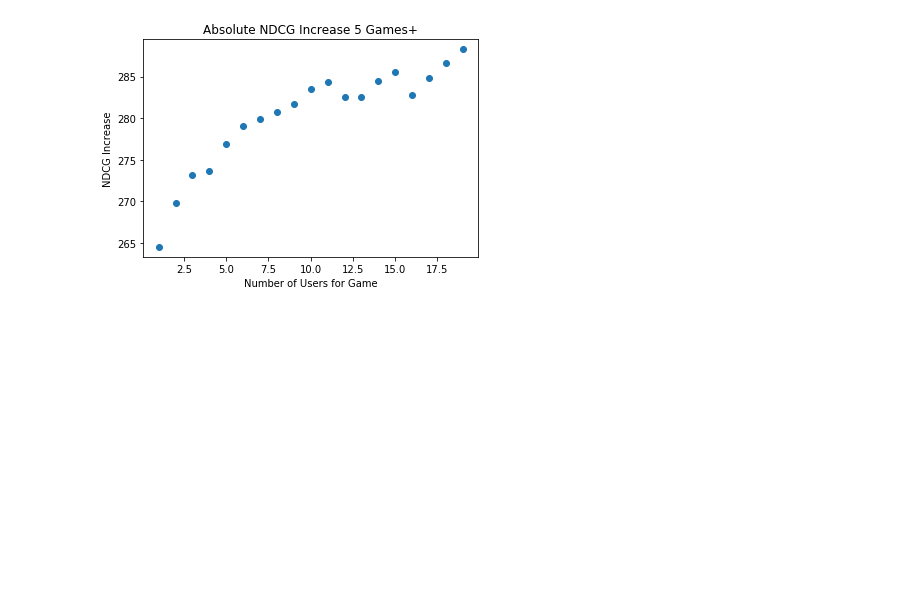
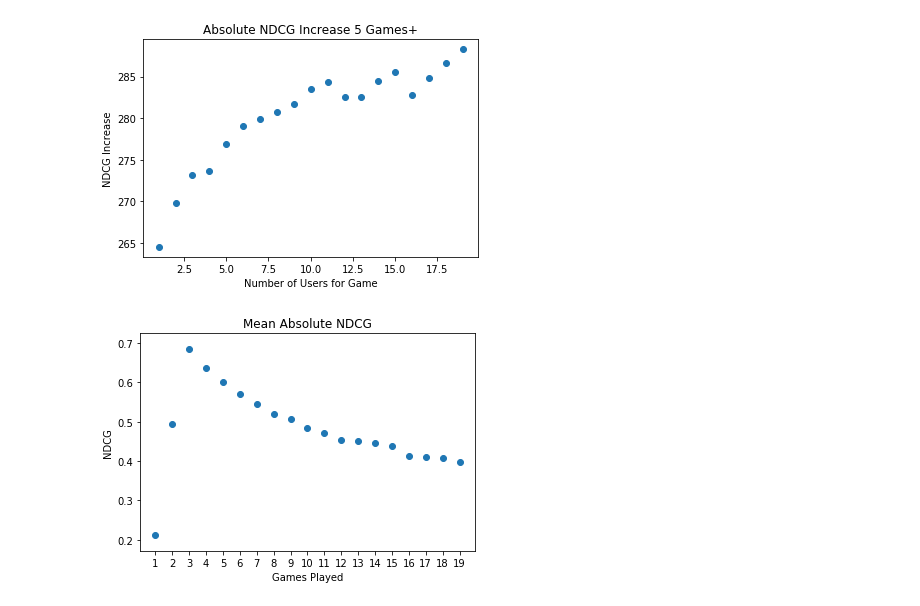
Before and after one commit to gitmbar2/game_recommender, a Jupyter notebook: notebooks/cold_start.ipynb, the cells around one changed output. Drawn from its saved outputs; the diff is of its cells as text; code cells hidden in the pictures; blank space fills up the shorter version.

Commit message:
Add absolute NDCG for comparison

```diff
--- a/notebooks/cold_start.ipynb
+++ b/notebooks/cold_start.ipynb
@@ -104,13 +104,16 @@ def fit_and_predict_kfold(model, train_test_dfs):
     return prediction_rdds
 
 def get_ndcg_and_random_ndcg(dataset):
+    '''
+        Returns a tuple with the average ndcg over k folds
+        and the average random ndcg of the same k folds
+    '''
     k_fold_prediction_rdds = fit_and_predict_kfold(als_model, dataset)
     ndcgs = [get_rdd_ndcg(predictions_rdd, top_n=5, prediction_col='prediction') for predictions_rdd in k_fold_prediction_rdds]
     random_ndcgs = [get_rdd_ndcg(predictions_rdd, top_n=5, prediction_col='random_prediction') for predictions_rdd in k_fold_prediction_rdds]
     ndcg = sum(ndcgs) / len(ndcgs)
     random_ndcg = sum(random_ndcgs) / len(random_ndcgs)
     print('ndcg: ', ndcg)
-    print('random_ndcg: ', random_ndcg)
     return (ndcg, random_ndcg)
 # %%
 # need holdout users.  Hold out 10%.
@@ -478,17 +436,23 @@ fig.savefig('../figures/absolute_optimal_games_n_users_increases.png')
 [figure]
 # %%
 '''
-Need to divide by number of users -
-But this is somewhat expected because Users with low games played
-are easier to order perfectly
+This is expected because Users with low games played
+are easier to order perfectly.
+The 1 and 2 cutoffs are just issues with splitting the game data for 1 or 2 items into train and test at 30%
 '''
+all_games_played_datasets = min_games_played_datasets1 + min_games_played_datasets2
+user_counts_at_games_played = [len(dset_pair[0][1].groupby('uid').count().collect()) for dset_pair in all_games_played_datasets]
+print('Users included in Test split: {}'.format(user_counts_at_games_played))
 user_results = user_results1 + user_results2
 absolute_increase = np.array(user_results)[:,0]
+absolute_normalized_increase = absolute_increase / np.array(user_counts_at_games_played)
 fig, ax = plt.subplots()
-ax.scatter(list(range(1,20)), absolute_increase)
+ax.scatter(list(range(1,20)), absolute_normalized_increase)
 ax.set_xticks(list(range(1,20)))
-ax.set_title('Absolute NDCG')
+ax.set_title('Mean Absolute NDCG')
 ax.set_xlabel('Games Played')
 ax.set_ylabel('NDCG')
 fig.show()
 # fig.savefig('../figures/absolute_games_played.png')
+# %% [output]
+[figure, added]
```
Also changed, not shown: parts of 16 cells of this notebook, 7 other files.
